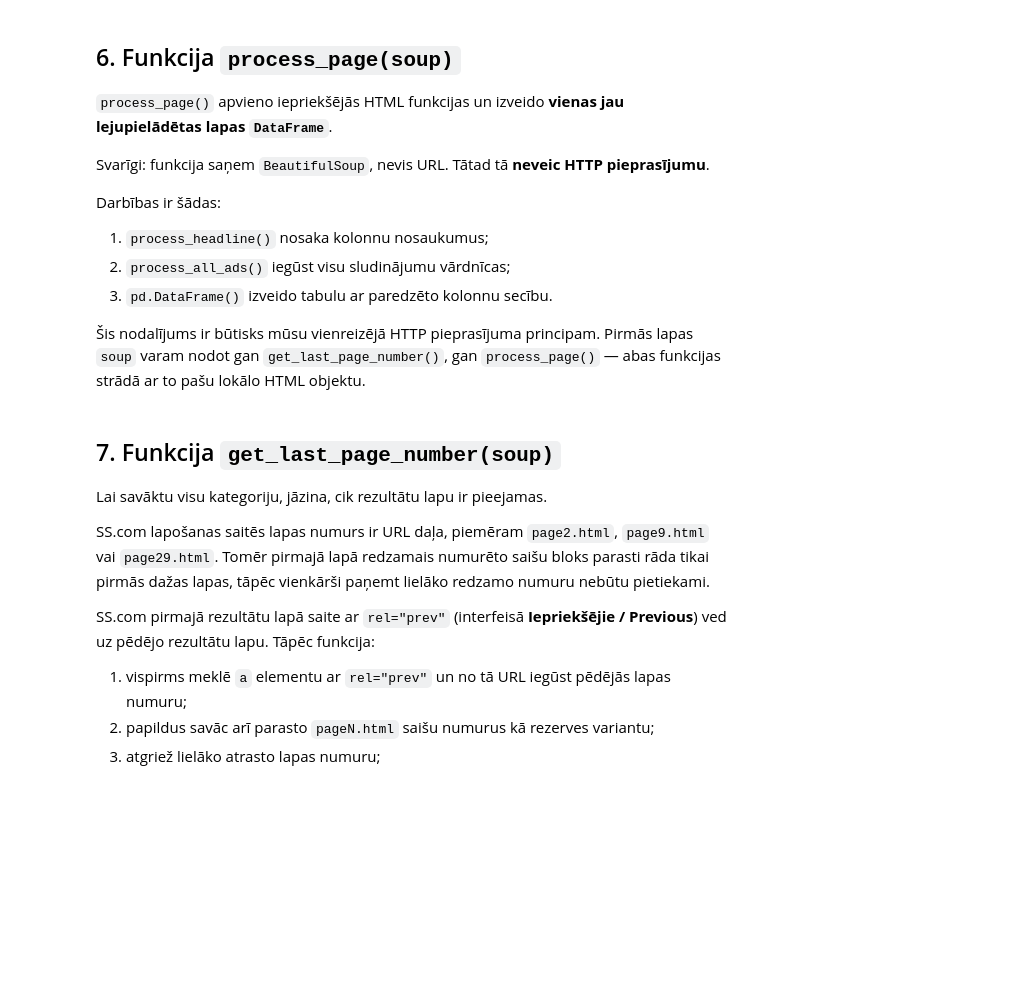
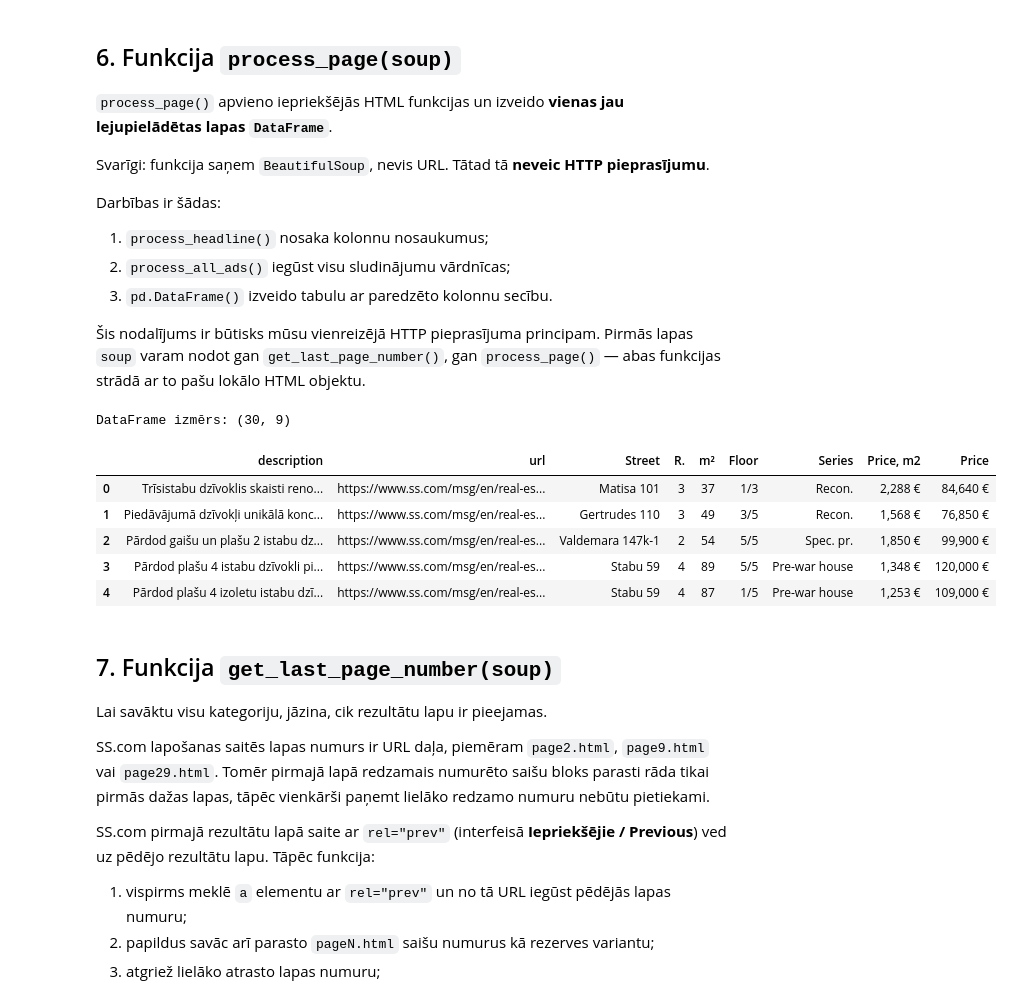
Before and after one commit to ValRCS/RTU_BDAA_Course_2026, a Jupyter notebook: notebooks/lecture_06_web_scraping/06_04_ss_com_full_scraping_workflow.ipynb, the cells around one changed output. Cells and saved outputs as stored; diff of their text form; code cells hidden in the pictures; blank space fills up the shorter version.

```diff
--- a/notebooks/lecture_06_web_scraping/06_04_ss_com_full_scraping_workflow.ipynb
+++ b/notebooks/lecture_06_web_scraping/06_04_ss_com_full_scraping_workflow.ipynb
@@ -170,3 +185,12 @@ def process_headline(soup: BeautifulSoup) -> list[str]:
     ]
 
     return ["description", "url", *page_columns]
+# %%
+apartment_soup = fetch_soup(START_URL)
+# title
+print("SS.com lapas virsraksts:", apartment_soup.title.string.strip())
+# now headlines
+headlines = process_headline(apartment_soup)
+print("SS.com tabulas kolonnu nosaukumi:")
+for header in headlines:
+    print("-", header)
@@ -196,3 +232,6 @@ def find_ad_rows(soup: BeautifulSoup) -> list:
         if row.get("id", "").startswith("tr_")
         and not row.get("id", "").startswith("tr_bnr")
     ]
+# %%
+ad_rows = find_ad_rows(apartment_soup) # šis nepieslēdza tīkam tikai apstrāde
+print(f"SS.com tabulā atrastas {len(ad_rows)} sludinājumu rindas.")
@@ -276,6 +345,21 @@ def process_page(soup: BeautifulSoup) -> pd.DataFrame:
     columns = process_headline(soup)
     ads = process_all_ads(soup, columns)
     return pd.DataFrame(ads, columns=columns)
+# %%
+# apskatamies šo tabulu
+df = process_page(apartment_soup)
+# izmērs
+print(f"DataFrame izmērs: {df.shape}")
+# pirmās piecas rindas
+df.head()
+# %% [output]
+DataFrame izmērs: (30, 9)
+|  | description | url | Street | R. | m² | Floor | Series | Price, m2 | Price |
+| 0 | Trīsistabu dzīvoklis skaisti reno... | https://www.ss.com/msg/en/real-es... | Matisa 101 | 3 | 37 | 1/3 | Recon. | 2,288 € | 84,640 € |
+| 1 | Piedāvājumā dzīvokļi unikālā konc... | https://www.ss.com/msg/en/real-es... | Gertrudes 110 | 3 | 49 | 3/5 | Recon. | 1,568 € | 76,850 € |
+| 2 | Pārdod gaišu un plašu 2 istabu dz... | https://www.ss.com/msg/en/real-es... | Valdemara 147k-1 | 2 | 54 | 5/5 | Spec. pr. | 1,850 € | 99,900 € |
+| 3 | Pārdod plašu 4 istabu dzīvokli pi... | https://www.ss.com/msg/en/real-es... | Stabu 59 | 4 | 89 | 5/5 | Pre-war house | 1,348 € | 120,000 € |
+| 4 | Pārdod plašu 4 izoletu istabu dzī... | https://www.ss.com/msg/en/real-es... | Stabu 59 | 4 | 87 | 1/5 | Pre-war house | 1,253 € | 109,000 € |
 # %% [markdown]
 ## 7. Funkcija `get_last_page_number(soup)`
 
```
Also changed, not shown: parts of 11 cells of this notebook.
